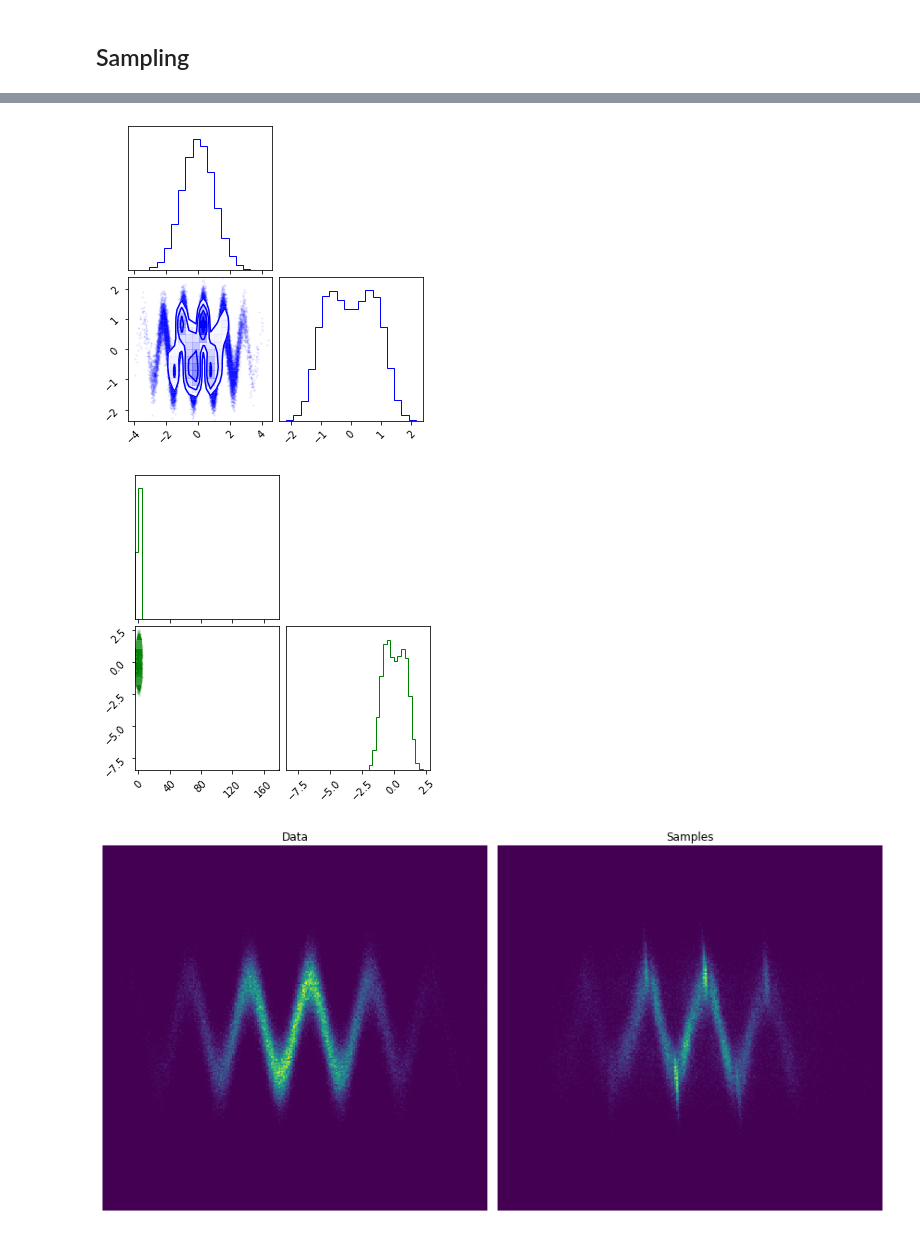
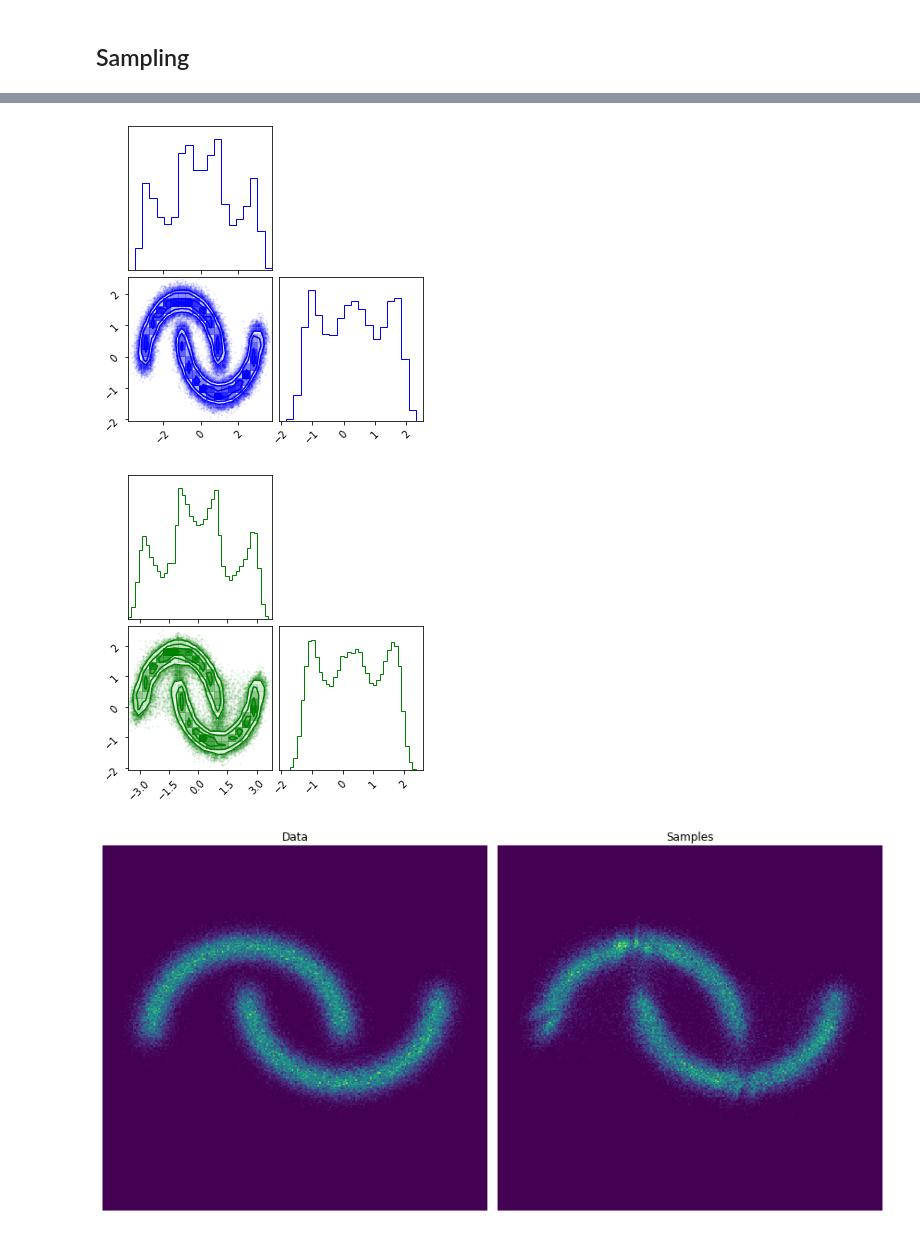
Before and after one commit to jejjohnson/survae_flows_lib, a Jupyter notebook: examples/toy_flow.ipynb, the cells around one changed output, grey strips where cells are left out. Cells and saved outputs as stored; diff of their text form; code cells hidden in the pictures.

```diff
--- a/examples/toy_flow.ipynb
+++ b/examples/toy_flow.ipynb
@@ -40,8 +40,8 @@ The autoreload extension is already loaded. To reload it, use:
 # %% [markdown]
 ## Data
 # %%
-train = SineWaveDataset(num_points=128*1000)
-test = SineWaveDataset(num_points=128*1000)
+train = TwoMoonsDataset(num_points=128*1000)
+test = TwoMoonsDataset(num_points=128*1000)
 train_loader = DataLoader(train, batch_size=128, shuffle=False)
 test_loader = DataLoader(test, batch_size=128, shuffle=True)
 # %% [markdown]
@@ -149,15 +149,15 @@ num_mixtures = 12
 from survae.transforms import UniformDequantization, Augment
 from survae.distributions import StandardNormal, StandardUniform
 
-model = Flow(base_dist=StandardNormal((4,)),
+model = Flow(base_dist=StandardNormal((2,)),
              transforms=[
-    Augment(StandardUniform((2,)), x_size=2),
-    GaussianMixtureCDF((4,), num_mixtures=num_mixtures), InverseGaussCDF(), FastHouseholder(4, 2),
-    GaussianMixtureCDF((4,), num_mixtures=num_mixtures), InverseGaussCDF(), FastHouseholder(4, 2),
-    GaussianMixtureCDF((4,), num_mixtures=num_mixtures), InverseGaussCDF(), FastHouseholder(4, 2),
-    GaussianMixtureCDF((4,), num_mixtures=num_mixtures), InverseGaussCDF(), FastHouseholder(4, 2),
-    GaussianMixtureCDF((4,), num_mixtures=num_mixtures), InverseGaussCDF(), FastHouseholder(4, 2),
-    GaussianMixtureCDF((4,), num_mixtures=num_mixtures), InverseGaussCDF(), FastHouseholder(4, 2),
+#     Augment(StandardNormal((1,)), x_size=1),
+    GaussianMixtureCDF((2,), num_mixtures=num_mixtures), InverseGaussCDF(), FastHouseholder(2, 2),
+    GaussianMixtureCDF((2,), num_mixtures=num_mixtures), InverseGaussCDF(), FastHouseholder(2, 2),
+    GaussianMixtureCDF((2,), num_mixtures=num_mixtures), InverseGaussCDF(), FastHouseholder(2, 2),
+    GaussianMixtureCDF((2,), num_mixtures=num_mixtures), InverseGaussCDF(), FastHouseholder(2, 2),
+    GaussianMixtureCDF((2,), num_mixtures=num_mixtures), InverseGaussCDF(), FastHouseholder(2, 2),
+    GaussianMixtureCDF((2,), num_mixtures=num_mixtures), InverseGaussCDF(), FastHouseholder(2, 2),
              ])
 
 
@@ -290,4 +293,4 @@ Sampling...
 # %%
 fig = corner.corner(data, color="blue")
-fig = corner.corner(samples, color="green", hist_bin_factor=2)
+fig = corner.corner(samples, color="green", hist_bin_factor=2, )
 # %% [output]
@@ -295,5 +297,5 @@ WARNING:root:Too few points to create valid contours
-[figure, old version]
+[figure, new version]
-[figure, old version]
+[figure, new version]
 # %%
 fig, ax = plt.subplots(1, 2, figsize=(12,6))
 ax[0].set_title('Data')
@@ -305,4 +307,4 @@ ax[1].set_xlim([-4, 4]); ax[1].set_ylim([-4, 4]); ax[1].axis('off')
 plt.tight_layout()
 plt.show()
 # %% [output]
-[figure, old version]
+[figure, new version]
```
Also changed, not shown: parts of 9 cells of this notebook, 6 other files.
